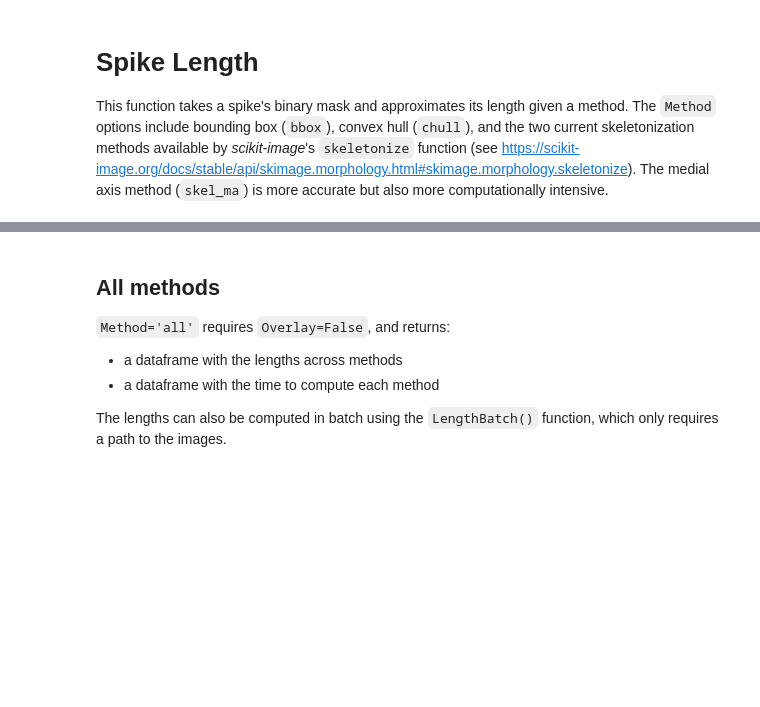
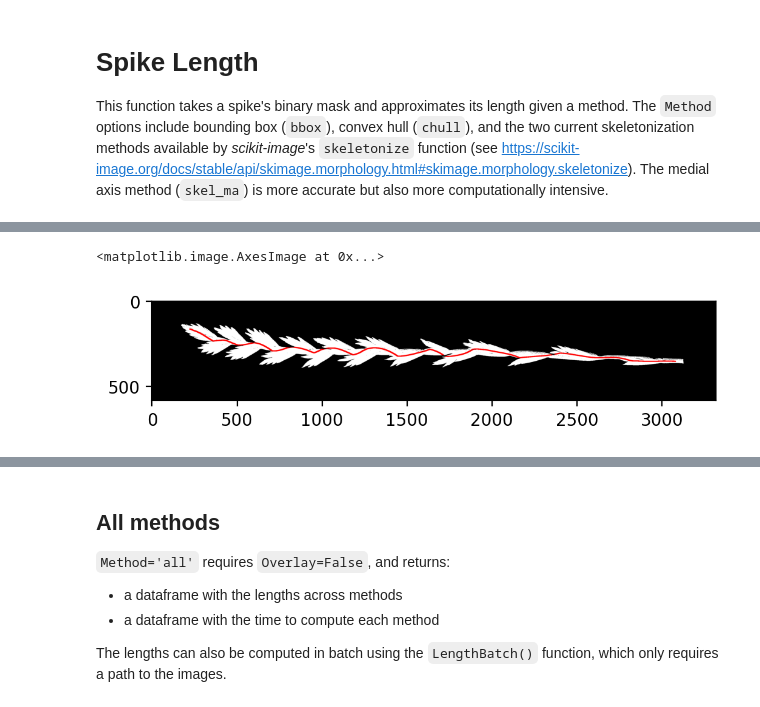
Before and after one commit to joanmanbar/SpykProps, a Jupyter notebook: Overview.ipynb, the cells around one changed output, grey strips where cells are left out. Saved outputs shown, nothing was run; the diff lists cells and outputs as text; code cells hidden in the pictures; blank space fills up the shorter version.

```diff
--- a/Overview.ipynb
+++ b/Overview.ipynb
@@ -177,0 +178,5 @@ This spike's length is 2864 pixels.
+# %%
+plt.imshow(length_img)
+# %% [output]
+<matplotlib.image.AxesImage at 0x...>
+[figure, added]
```
Also changed, not shown: parts of 17 cells of this notebook, 5 other files.
